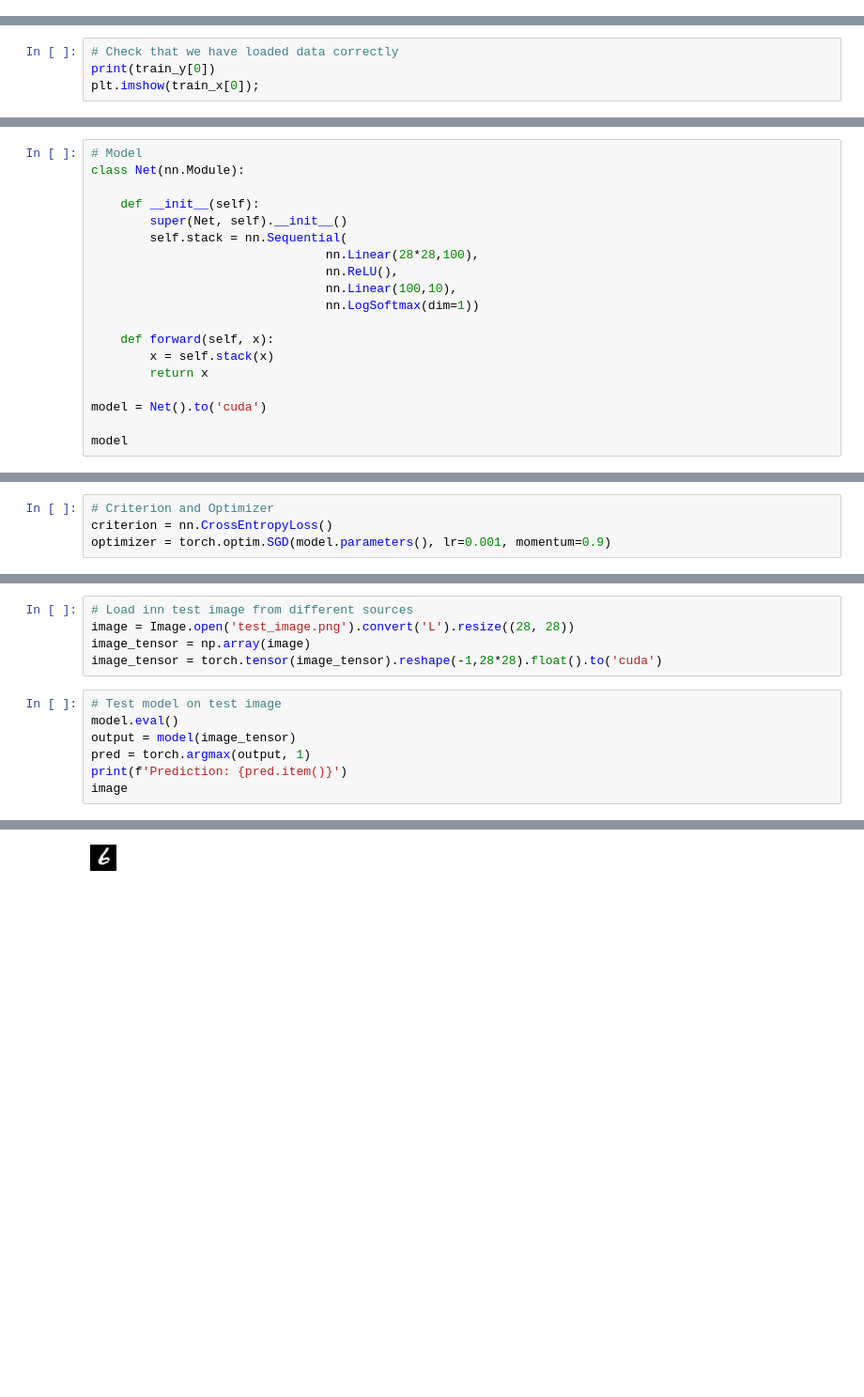
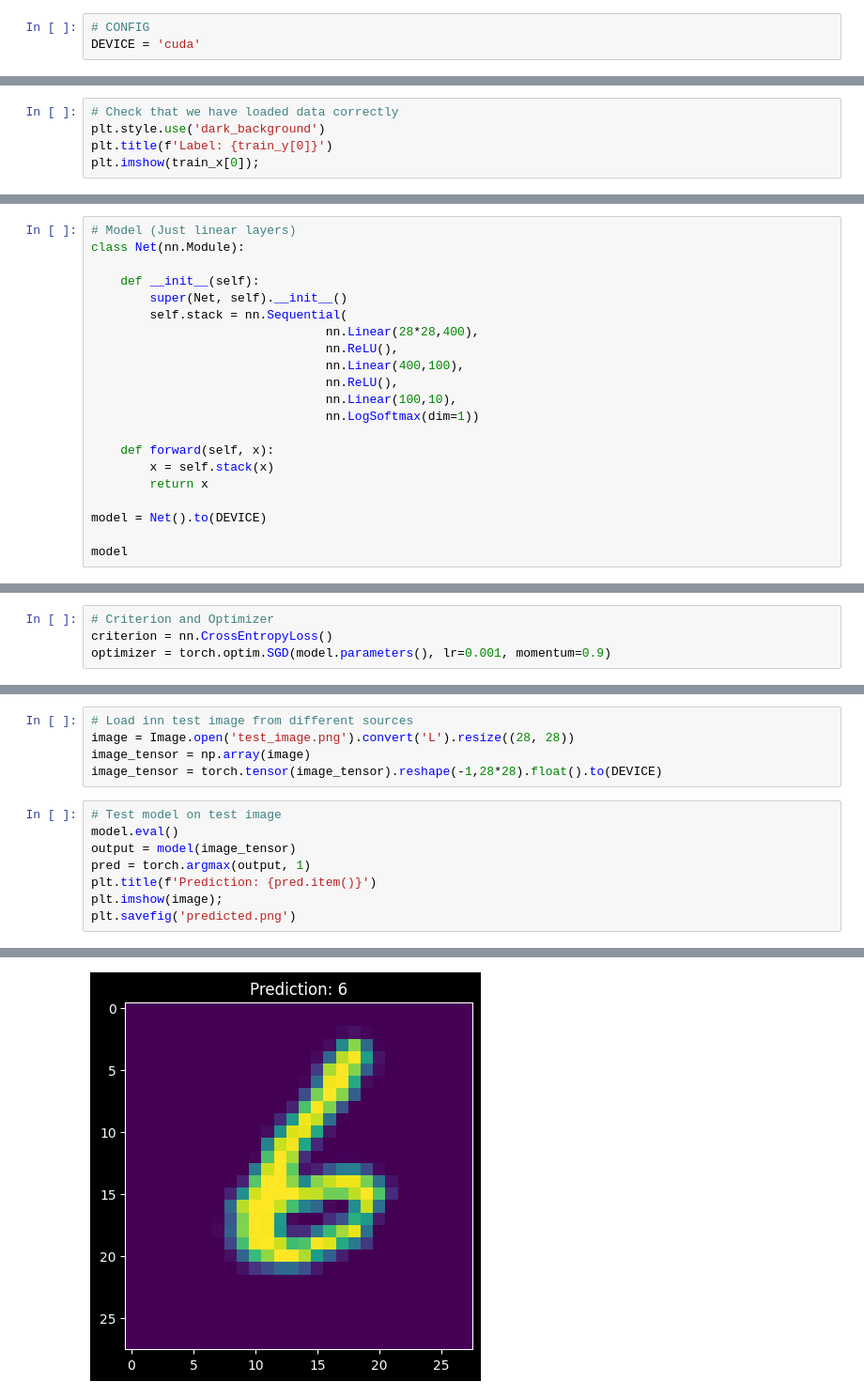
Before and after one commit to Bekkelien/mnist, a Jupyter notebook: mnist.ipynb, the cells around one changed output, grey strips where cells are left out. Shown at 94% size. Cells and saved outputs as stored; diff of their text form; blank space fills up the shorter version.

```diff
--- a/mnist.ipynb
+++ b/mnist.ipynb
@@ -18,6 +22,9 @@ import matplotlib.pyplot as plt
 
 from PIL import Image
 from pathlib import Path
+# %%
+# CONFIG
+DEVICE = 'cuda'
 # %%
 # Load in MNIST data
 folder = Path('data')
@@ -65,6 +72,7 @@ train_x.shape, train_y.shape, test_x.shape, test_y.shape
 ((60000, 28, 28), (60000,), (10000, 28, 28), (10000,))
 # %%
 # Check that we have loaded data correctly
-print(train_y[0])
+plt.style.use('dark_background')
+plt.title(f'Label: {train_y[0]}')
 plt.imshow(train_x[0]);
 # %% [output]
@@ -73,11 +80,13 @@ plt.imshow(train_x[0]);
 # %%
-# Model
+# Model (Just linear layers)
 class Net(nn.Module):
 
     def __init__(self):
         super(Net, self).__init__()
         self.stack = nn.Sequential(
-                                nn.Linear(28*28,100),
+                                nn.Linear(28*28,400),
+                                nn.ReLU(),
+                                nn.Linear(400,100),
                                 nn.ReLU(),
                                 nn.Linear(100,10),
                                 nn.LogSoftmax(dim=1))
@@ -86,7 +95,7 @@ class Net(nn.Module):
         x = self.stack(x)
         return x
 
-model = Net().to('cuda')
+model = Net().to(DEVICE)
 
 model
 # %% [output]
@@ -161,12 +188,13 @@ Accuracy: 0.951
 # Load inn test image from different sources
 image = Image.open('test_image.png').convert('L').resize((28, 28))
 image_tensor = np.array(image)
-image_tensor = torch.tensor(image_tensor).reshape(-1,28*28).float().to('cuda')
+image_tensor = torch.tensor(image_tensor).reshape(-1,28*28).float().to(DEVICE)
 # %%
 # Test model on test image
 model.eval()
 output = model(image_tensor)
 pred = torch.argmax(output, 1)
-print(f'Prediction: {pred.item()}')
-image
+plt.title(f'Prediction: {pred.item()}')
+plt.imshow(image);
+plt.savefig('predicted.png')
 # %% [output]
@@ -174 +201 @@ Prediction: 6
-[figure, old version]
+[figure, new version]
```
Also changed, not shown: parts of 9 cells of this notebook, 4 other files.
